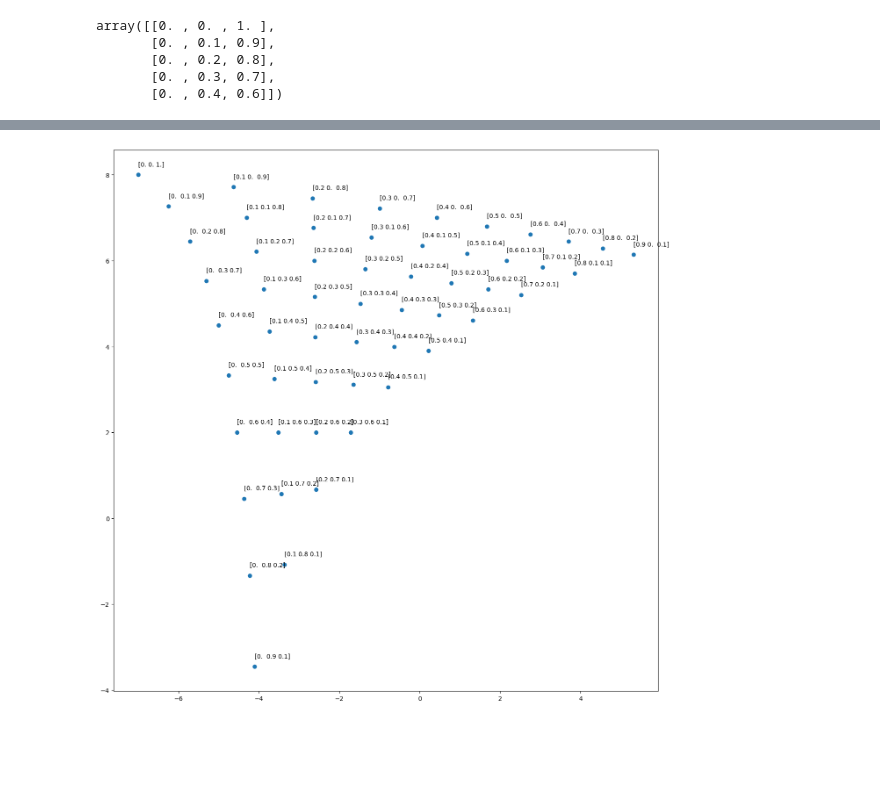
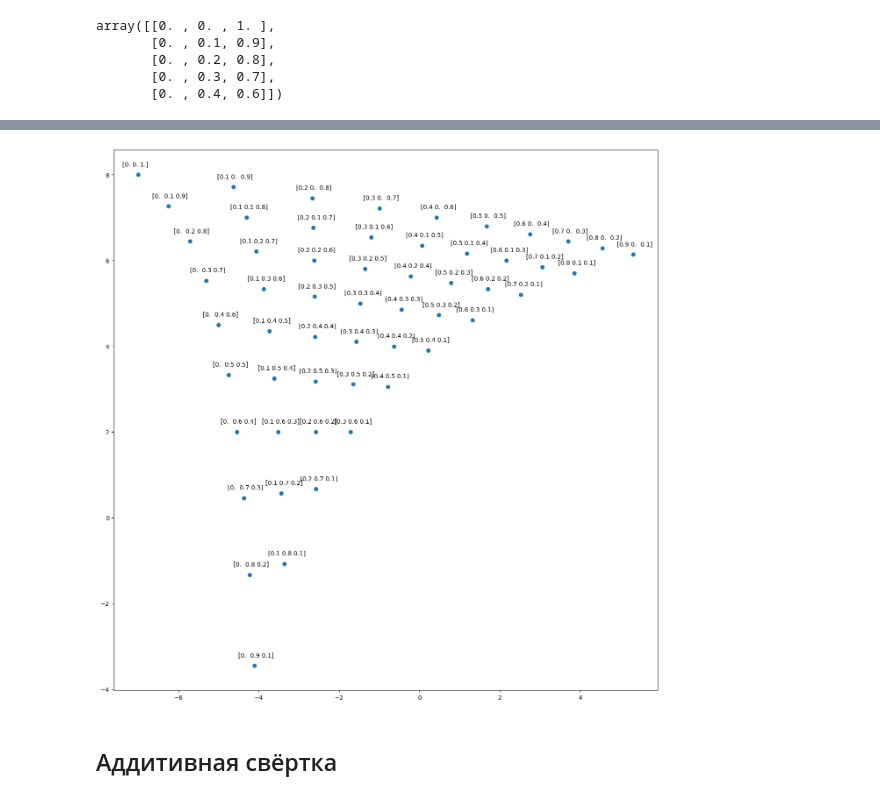
Before and after one commit to SeitovaRalina/Optimization, a Jupyter notebook: Lab5_Многокритериальная/Аддитивная_свёртка.ipynb, the cells around one changed output, grey strips where cells are left out. Drawn from its saved outputs; the diff is of its cells as text; code cells hidden in the pictures; blank space fills up the shorter version.

Commit message:
Lab5 Аддитивная свёртка. Завершение

```diff
--- a/Lab5_Многокритериальная/Аддитивная_свёртка.ipynb
+++ b/Lab5_Многокритериальная/Аддитивная_свёртка.ipynb
@@ -127,11 +128,13 @@ points = np.array(points)
 # %%
 import matplotlib.pyplot as plt
 
 plt.figure(figsize=(16, 16))
 
 plt.scatter(points[:, 0], points[:, 1])
 
 for i in range(len(points)):
-    plt.annotate(num_alphas[i], (points[i, 0], points[i, 1] + 0.2))
+    plt.annotate(num_alphas[i], (points[i, 0] - 0.4, points[i, 1] + 0.2))
 # %% [output]
-[figure, old version]
+[figure, new version]
+# %% [markdown]
+## Аддитивная свёртка
```
Also changed, not shown: parts of 5 cells of this notebook.
